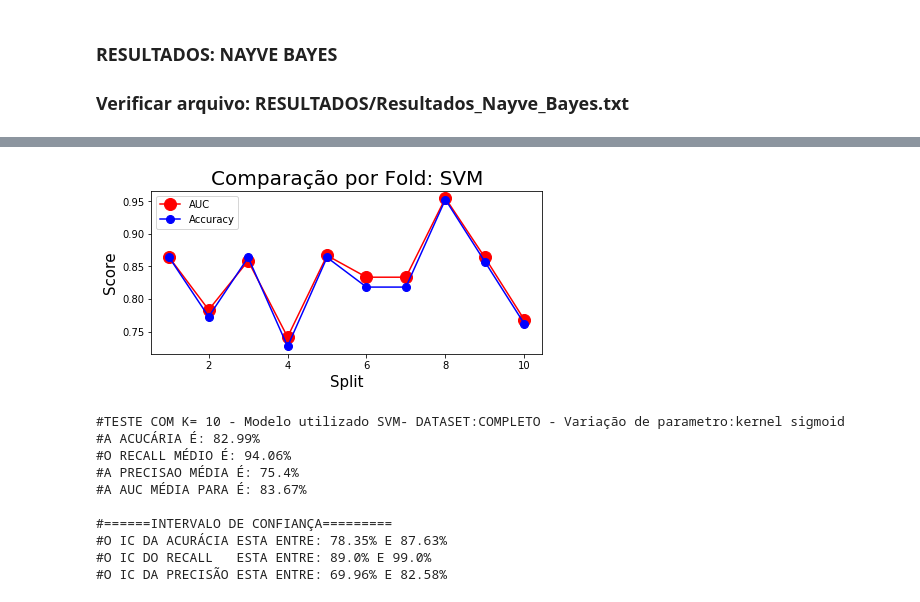
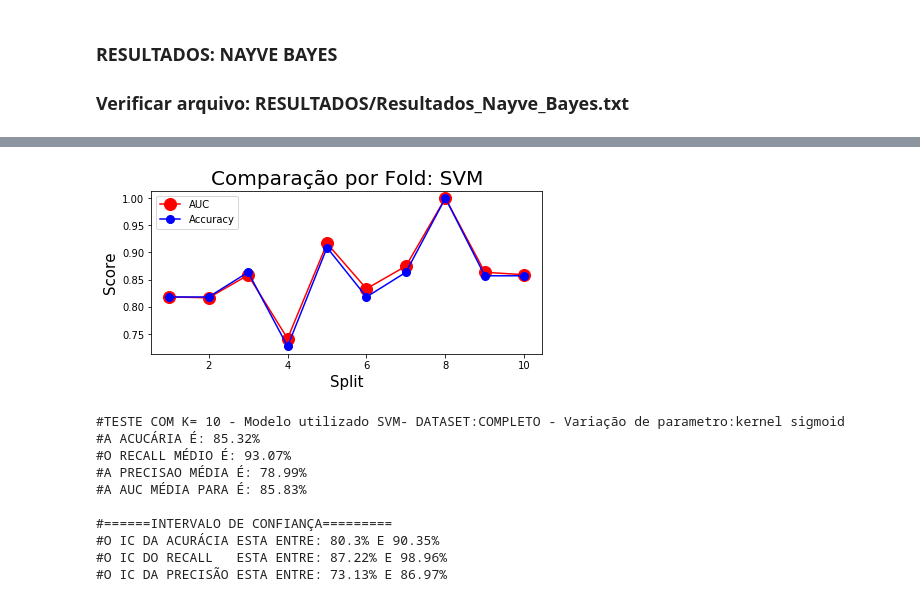
Before and after one commit to diegodedize/Rec_Padroes_PPGI_2020, a Jupyter notebook: NOTEBOOKS/DD_Rec_Padroes_imagens_coronarias.ipynb, the cells around one changed output, grey strips where cells are left out. Drawn from its saved outputs; the diff is of its cells as text; code cells hidden in the pictures.

```diff
--- a/NOTEBOOKS/DD_Rec_Padroes_imagens_coronarias.ipynb
+++ b/NOTEBOOKS/DD_Rec_Padroes_imagens_coronarias.ipynb
@@ -1233,10 +1493,16 @@ Aplica_modelo(arquivo,k_qtd,val_param,modelo)
 # %%
 modelo = 'SVM'
-#kernel_param = 'rbf'
-#kernel_param = 'linear'
+
+param_c = 1.5
+
+GAMA = 'scale'
+
 kernel_param = 'sigmoid'
+#kernel_param = 'sigmoid'
 #kernel_param = 'poly'
-param_c = 1
+
+
+
 param = 'kernel'+ ' ' + kernel_param
 k_qtd = 10
 cv = StratifiedKFold(n_splits=k_qtd, shuffle=True, random_state=1)
@@ -1265,7 +1531,7 @@ for train_index, test_index in cv.split(XX, Y):
     x_train, x_test = XX[train_index], XX[test_index]
     y_train, y_test = Y[train_index], Y[test_index]
 
-    model = svm.SVC(kernel=kernel_param,C=param_c)
+    model = svm.SVC(kernel=kernel_param,C=param_c,gamma=GAMA)
     model.fit(x_train, y_train)
 
     y_pred = model.predict(x_test)
@@ -1301,41 +1567,41 @@ IC_RECALL =sms.DescrStatsW(RECALL_LIST).tconfint_mean(alpha=0.05)
 IC_PRECISAO =sms.DescrStatsW(PRECISAO_LIST).tconfint_mean(alpha=0.05)
 
 #Gráfico de comparação
 plt.figure(figsize=(7,3))
 plt.plot(lns, vauc, '-ro', label= 'AUC', markersize=12)
 plt.plot(lns, vacc, '-bo', label = 'Accuracy', markersize=8)
 
 #plt.plot(Media_ACC/100, label = 'MEDIA',color='C2',markersize=12)
 
 plt.xlabel('Split', fontsize = 15)
 plt.ylabel('Score', fontsize = 15)
 plt.title(f'Comparação por Fold: {modelo}', fontsize = 20)
 
 
 
 plt.legend()
 plt.show()
 
 
 print(f'#TESTE COM K= {k_qtd} - Modelo utilizado {modelo}- DATASET:{dataset_testado} - Variação de parametro:{param}')
 print(f'#A ACUCÁRIA É: {Media_ACC}%')
 print(f'#O RECALL MÉDIO É: {RECALL}%')
 print(f'#A PRECISAO MÉDIA É: {PRECISAO}%')
 print(f'#A AUC MÉDIA PARA É: {Media_AUC}%')
 print()
 print(f'#======INTERVALO DE CONFIANÇA=========')
 print(f'#O IC DA ACURÁCIA ESTA ENTRE: {round(IC_ACC[0]*100,2)}% E {round(IC_ACC[1]*100,2)}% ')
 print(f'#O IC DO RECALL   ESTA ENTRE: {round(IC_RECALL[0]*100,2)}% E {round(IC_RECALL[1]*100,2)}%')
 print(f'#O IC DA PRECISÃO ESTA ENTRE: {round(IC_PRECISAO[0]*100,2)}% E {round(IC_PRECISAO[1]*100,2)}%')
 # %% [output]
-[figure, old version]
+[figure, new version]
 #TESTE COM K= 10 - Modelo utilizado SVM- DATASET:COMPLETO - Variação de parametro:kernel sigmoid
-#A ACUCÁRIA É: 82.99%
-#O RECALL MÉDIO É: 94.06%
-#A PRECISAO MÉDIA É: 75.4%
-#A AUC MÉDIA PARA É: 83.67%
+#A ACUCÁRIA É: 85.32%
+#O RECALL MÉDIO É: 93.07%
+#A PRECISAO MÉDIA É: 78.99%
+#A AUC MÉDIA PARA É: 85.83%
 
 #======INTERVALO DE CONFIANÇA=========
-#O IC DA ACURÁCIA ESTA ENTRE: 78.35% E 87.63%
-#O IC DO RECALL   ESTA ENTRE: 89.0% E 99.0%
-#O IC DA PRECISÃO ESTA ENTRE: 69.96% E 82.58%
+#O IC DA ACURÁCIA ESTA ENTRE: 80.3% E 90.35%
+#O IC DO RECALL   ESTA ENTRE: 87.22% E 98.96%
+#O IC DA PRECISÃO ESTA ENTRE: 73.13% E 86.97%
```
Also changed, not shown: parts of 17 cells of this notebook.
